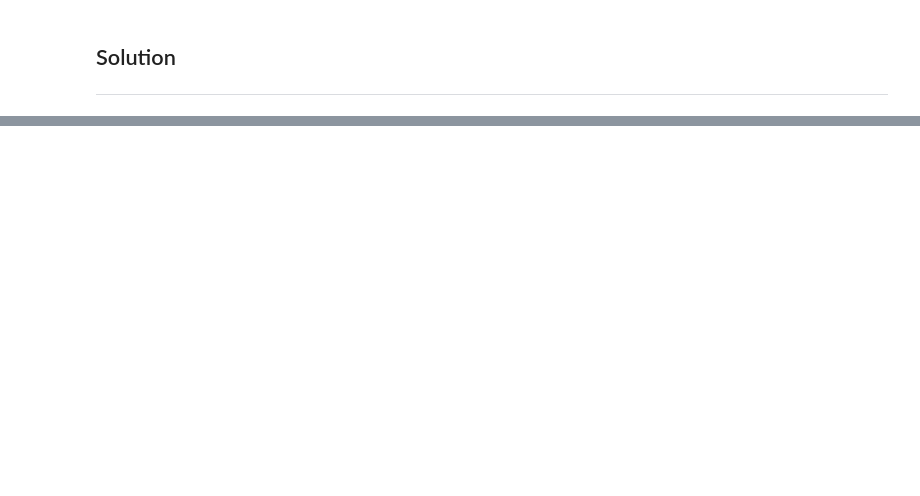
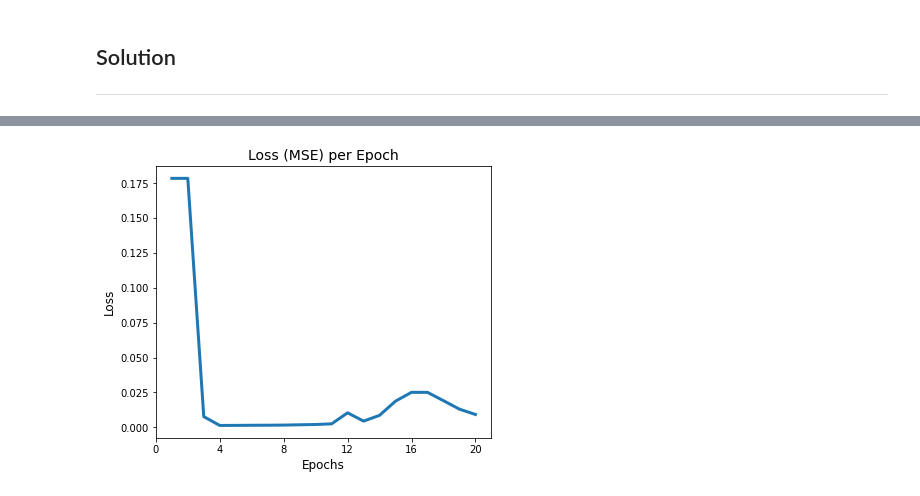
Before and after one commit to francismarquez/Foundations-of-Machine-Learning-Exercises, a Jupyter notebook: exercise-2/exercise-2.ipynb, the cells around one changed output, grey strips where cells are left out. Saved outputs shown, nothing was run; the diff lists cells and outputs as text; code cells hidden in the pictures; blank space fills up the shorter version.

```diff
--- a/exercise-2/exercise-2.ipynb
+++ b/exercise-2/exercise-2.ipynb
@@ -42,0 +299,6 @@ print(slice_dataset(dataset, -2*sigma, 2*sigma))
+# %%
+mlp = [
+    {"input_dim": 1, "output_dim": 64, "activation": "relu"},
+    {"input_dim": 64, "output_dim": 64, "activation": "relu"},
+    {"input_dim": 64, "output_dim": 1, "activation": "sigmoid"},
+]
@@ -42,0 +307,19 @@ print(slice_dataset(dataset, -2*sigma, 2*sigma))
+# %%
+# user defined
+mu = float(input('Enter mean:'))
+sigma = float(input('Enter standard deviation:'))
+
+s = np.random.normal(mu, sigma, 1000000)
+
+s1 = np.array(list(filter(lambda x: x <= (mu + 2*sigma) and x >= (mu - 2*sigma), s)))
+
+dataset_len = 1000
+TRAIN_SPLIT = int(0.9 * dataset_len)
+TEST_SPLIT = int(0.1 * dataset_len)
+
+dataset_x = np.random.choice(s1, dataset_len)
+# gaussian distribution function as ground truth for training
+dataset_y = 1/(sigma * np.sqrt(2 * np.pi)) * np.exp( - (dataset_x - mu)**2 / (2 * sigma**2) )
+
+train_x, test_x = np.split(dataset_x, [TRAIN_SPLIT])
+train_y, test_y = np.split(dataset_y, [TRAIN_SPLIT])
@@ -42,0 +328,8 @@ print(slice_dataset(dataset, -2*sigma, 2*sigma))
+# %%
+loss = []
+l1 = []
+
+epochs = 20
+learning_rate = 0.1
+
+params_values, loss, l1 = train(np.transpose(train_x), np.transpose(train_y), mlp, epochs=epochs, learning_rate=learning_rate)
@@ -42,0 +361,12 @@ print(slice_dataset(dataset, -2*sigma, 2*sigma))
+# %%
+loss = np.array(loss)
+epoch = np.array(range(1,epochs+1,1))
+plt.figure(figsize=(6,5))
+plt.plot(epoch,loss, linewidth="3")
+plt.title('Loss (MSE) per Epoch',  fontsize=14)
+plt.xlabel('Epochs', fontsize=12)
+plt.ylabel('Loss', fontsize=12)
+plt.xticks(range(0,epochs+1,4))
+plt.show()
+# %% [output]
+[figure, added]
```
Also changed, not shown: parts of 34 cells of this notebook.
